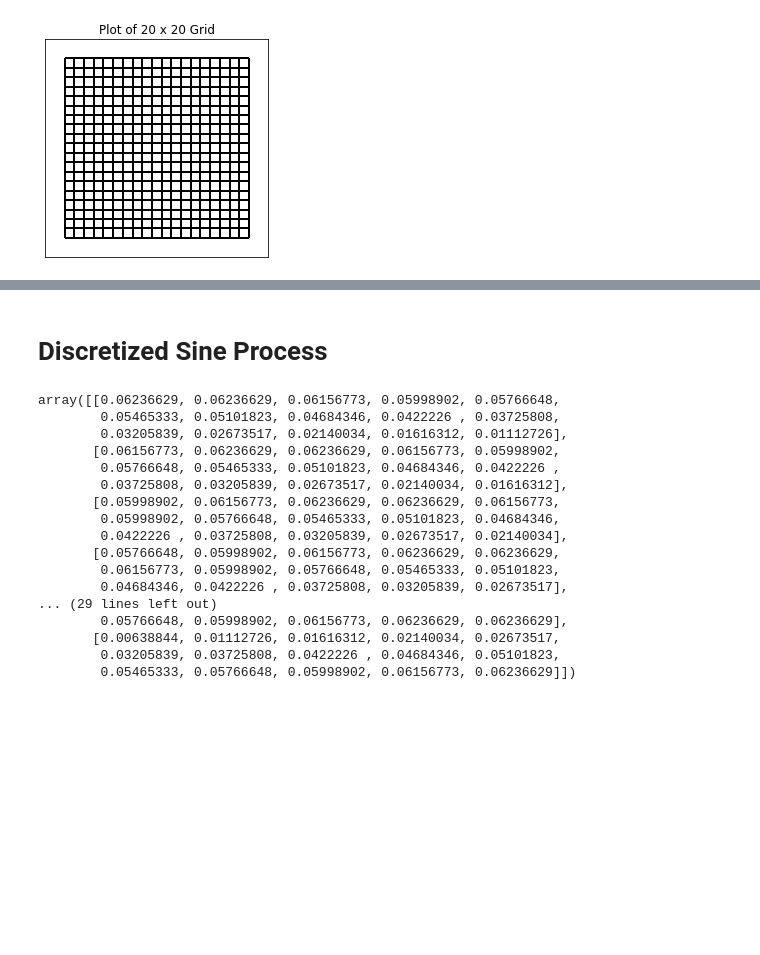
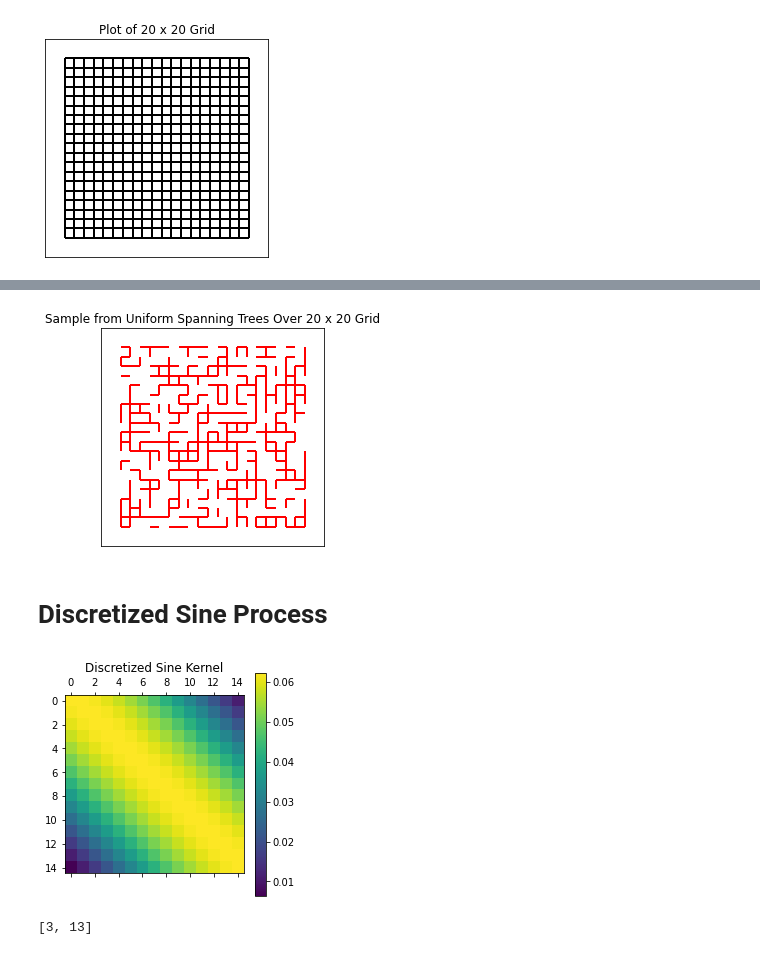
Before and after one commit to SamKirkiles/Determinantal-Point-Process-Sampling, a Jupyter notebook: Determinantal Point Processes.ipynb, the cells around one changed output, grey strips where cells are left out. Saved outputs shown, nothing was run; the diff lists cells and outputs as text; code cells hidden in the pictures; blank space fills up the shorter version.

Commit message:
Added buggy sampling algorithm 2

```diff
--- a/Determinantal Point Processes.ipynb
+++ b/Determinantal Point Processes.ipynb
@@ -29,10 +29,3 @@ def sampling_algorithm_1(K):
     return sample, A
 # %% [markdown]
 # Poulson Algorithm 2
-# %%
-def sampling_algorithm_2():
-
-    sample = []
-    A = K.copy()
-
-    return sample, A
@@ -89,3 +120,20 @@ plt.show()
+# %%
+# Sample from the point process
+
+samples,_ = sampling_algorithm_2(K)
+
+plt.figure(3,figsize=(4,4))
+plt.title("Sample from Uniform Spanning Trees Over %d x %d Grid" % (grid_dims, grid_dims))
+nx.draw_networkx_edges(
+    G,
+    pos=pos,
+    width=weights,
+    edgelist = [edge for i,edge in enumerate(G.edges()) if i in samples],
+    edge_color='red'
+)
+plt.show()
+# %% [output]
+[figure, added]
 # %% [markdown]
 # Discretized Sine Process
 # %%
@@ -106,22 +154,15 @@ def compute_sine_kernel_entry(m,l):
 
 
 sine_K = np.array([[compute_sine_kernel_entry(m,l) for m in range(2**k-1)] for l in range(2**k-1)])
-sine_K
+
+
+plt.matshow(np.array(sine_K))
+plt.colorbar()
+plt.title("Discretized Sine Kernel")
+plt.show()
+
+samples,_ = sampling_algorithm_1(sine_K)
+print(samples)
 # %% [output]
+[figure, added]
-array([[0.06236629, 0.06236629, 0.06156773, 0.05998902, 0.05766648,
-        0.05465333, 0.05101823, 0.04684346, 0.0422226 , 0.03725808,
-        0.03205839, 0.02673517, 0.02140034, 0.01616312, 0.01112726],
-       [0.06156773, 0.06236629, 0.06236629, 0.06156773, 0.05998902,
-        0.05766648, 0.05465333, 0.05101823, 0.04684346, 0.0422226 ,
-        0.03725808, 0.03205839, 0.02673517, 0.02140034, 0.01616312],
-       [0.05998902, 0.06156773, 0.06236629, 0.06236629, 0.06156773,
-        0.05998902, 0.05766648, 0.05465333, 0.05101823, 0.04684346,
-        0.0422226 , 0.03725808, 0.03205839, 0.02673517, 0.02140034],
-       [0.05766648, 0.05998902, 0.06156773, 0.06236629, 0.06236629,
-        0.06156773, 0.05998902, 0.05766648, 0.05465333, 0.05101823,
-        0.04684346, 0.0422226 , 0.03725808, 0.03205839, 0.02673517],
-... (29 lines left out)
-        0.05766648, 0.05998902, 0.06156773, 0.06236629, 0.06236629],
-       [0.00638844, 0.01112726, 0.01616312, 0.02140034, 0.02673517,
-        0.03205839, 0.03725808, 0.0422226 , 0.04684346, 0.05101823,
-        0.05465333, 0.05766648, 0.05998902, 0.06156773, 0.06236629]])
+[3, 13]
```
Also changed, not shown: parts of 2 cells of this notebook.
